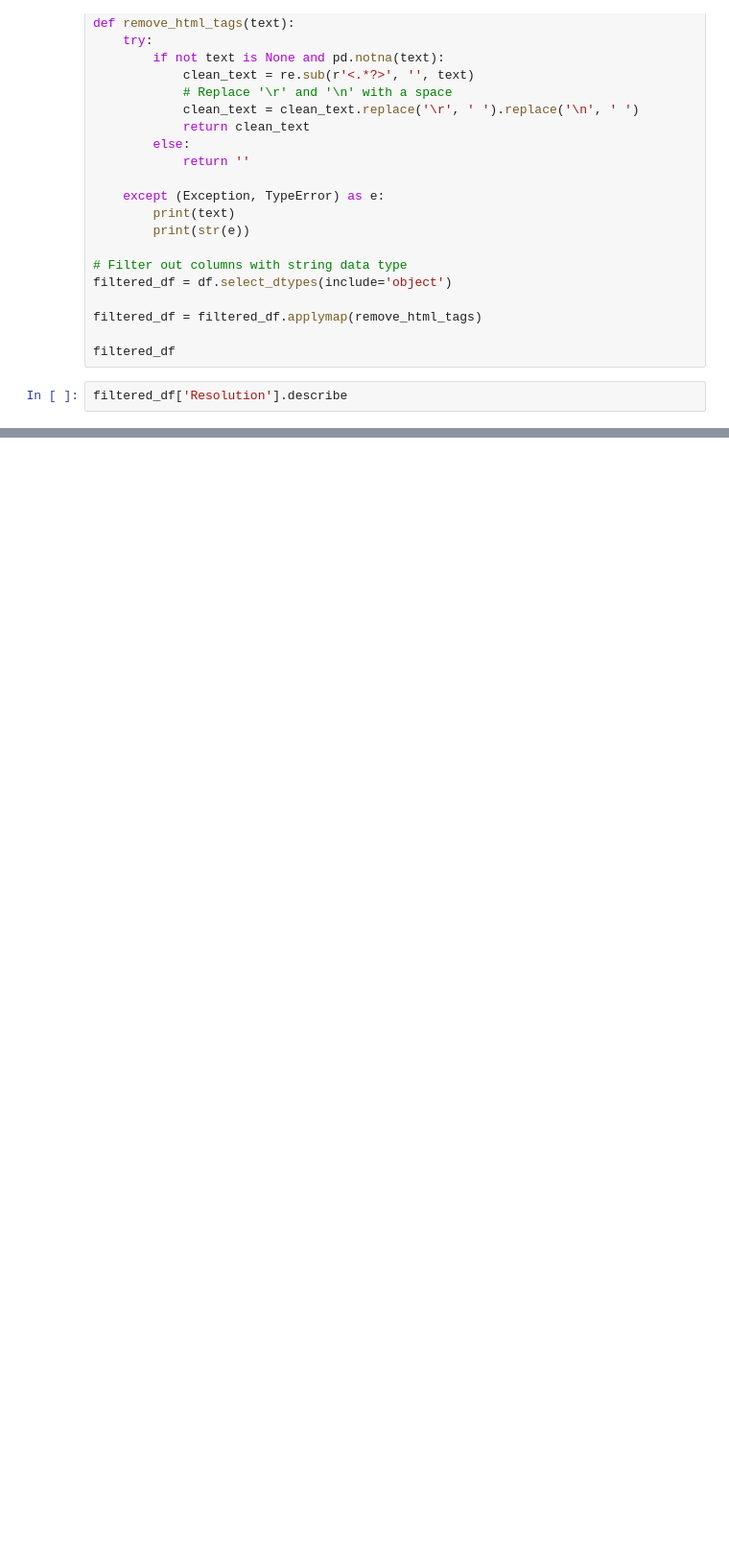
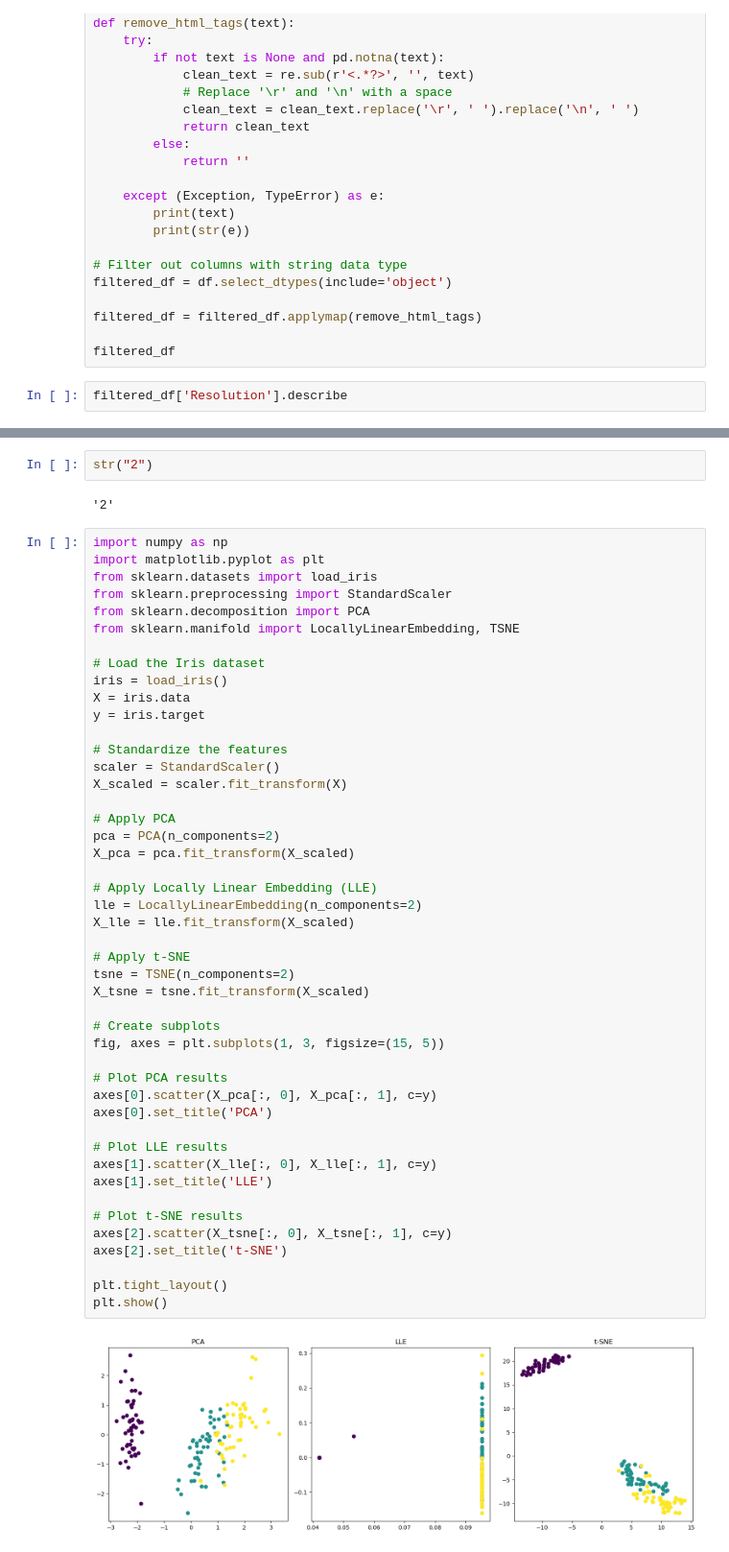
Before and after one commit to Ebenco36/mpvis, a Jupyter notebook: visualizations.ipynb, the cells around one changed output, grey strips where cells are left out. Shown: that part at 96% size. Drawn from its saved outputs; the diff is of its cells as text; blank space fills up the shorter version.

```diff
--- a/visualizations.ipynb
+++ b/visualizations.ipynb
@@ -554,0 +457,52 @@ FileNotFoundError: [Errno 2] No such file or directory: 'c:\\Users\\awotoroe\\De
+# %%
+str("2")
+# %% [output]
+'2'
+# %%
+import numpy as np
+import matplotlib.pyplot as plt
+from sklearn.datasets import load_iris
+from sklearn.preprocessing import StandardScaler
+from sklearn.decomposition import PCA
+from sklearn.manifold import LocallyLinearEmbedding, TSNE
+
+# Load the Iris dataset
+iris = load_iris()
+X = iris.data
+y = iris.target
+
+# Standardize the features
+scaler = StandardScaler()
+X_scaled = scaler.fit_transform(X)
+
+# Apply PCA
+pca = PCA(n_components=2)
+X_pca = pca.fit_transform(X_scaled)
+
+# Apply Locally Linear Embedding (LLE)
+lle = LocallyLinearEmbedding(n_components=2)
+X_lle = lle.fit_transform(X_scaled)
+
+# Apply t-SNE
+tsne = TSNE(n_components=2)
+X_tsne = tsne.fit_transform(X_scaled)
+
+# Create subplots
+fig, axes = plt.subplots(1, 3, figsize=(15, 5))
+
+# Plot PCA results
+axes[0].scatter(X_pca[:, 0], X_pca[:, 1], c=y)
+axes[0].set_title('PCA')
+
+# Plot LLE results
+axes[1].scatter(X_lle[:, 0], X_lle[:, 1], c=y)
+axes[1].set_title('LLE')
+
+# Plot t-SNE results
+axes[2].scatter(X_tsne[:, 0], X_tsne[:, 1], c=y)
+axes[2].set_title('t-SNE')
+
+plt.tight_layout()
+plt.show()
+# %% [output]
+[figure, added]
```
Also changed, not shown: parts of 35 cells of this notebook, 23 other files.
